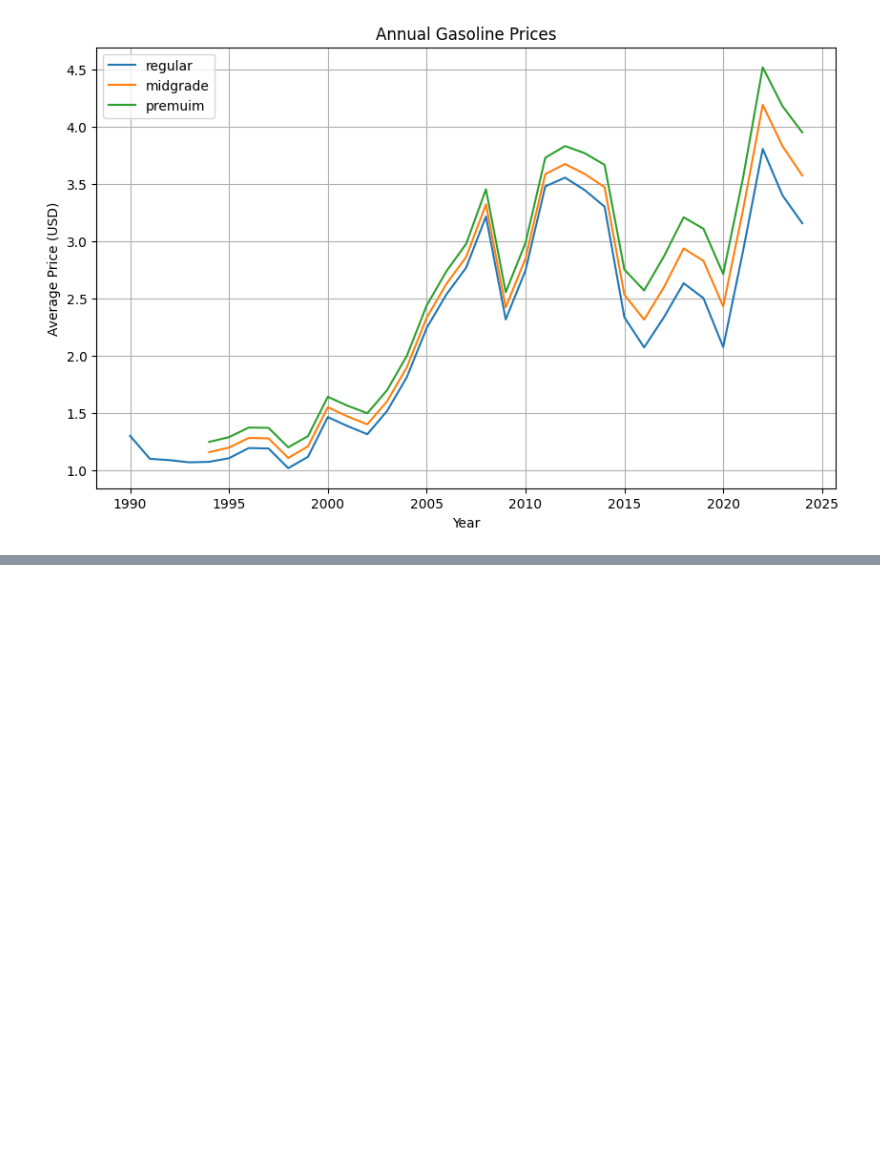
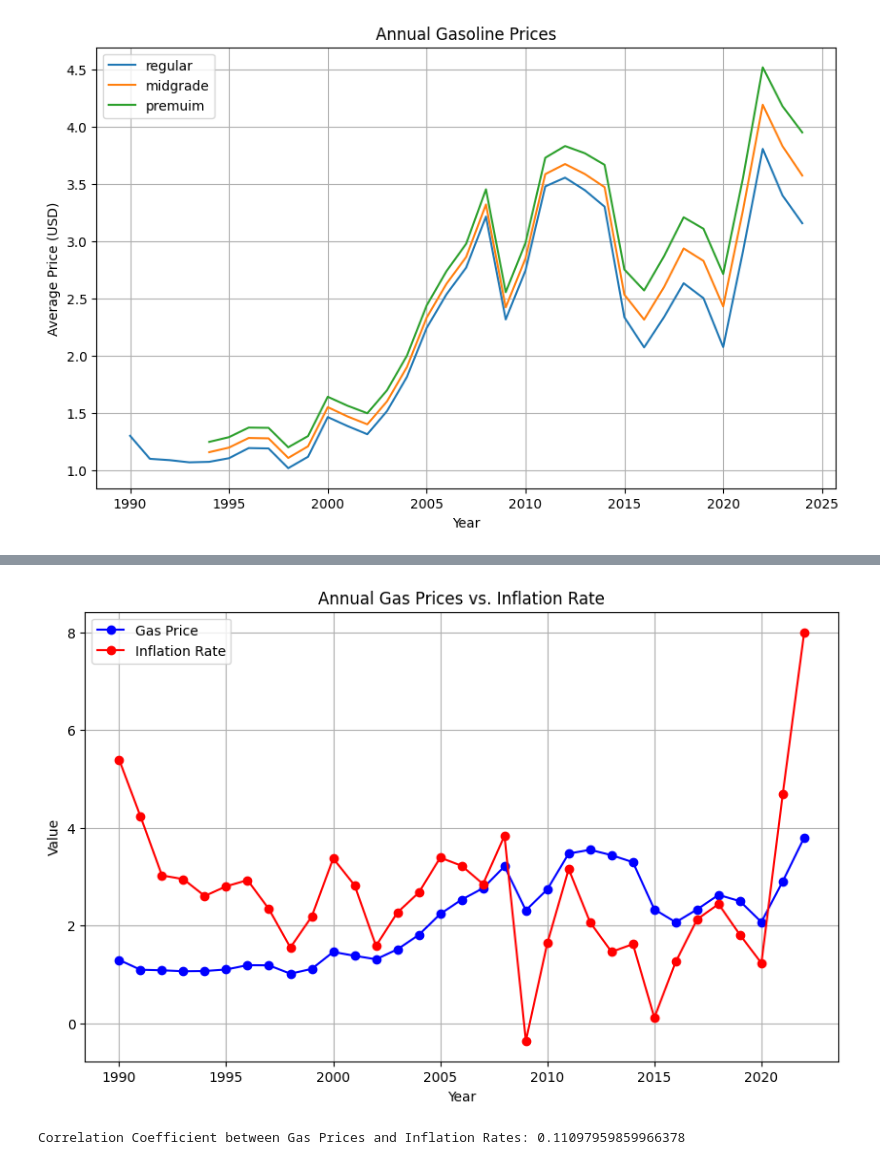
Before and after one commit to SatchelF/Data_Analysis_Project, a Jupyter notebook: inflations_impact_on_gas_prices.ipynb, the cells around one changed output, grey strips where cells are left out. Saved outputs shown, nothing was run; the diff lists cells and outputs as text; code cells hidden in the pictures; blank space fills up the shorter version.

```diff
--- a/inflations_impact_on_gas_prices.ipynb
+++ b/inflations_impact_on_gas_prices.ipynb
@@ -72,0 +104,25 @@ plt.show()
+# %%
+merged_df = pd.merge(average_regular_gas_price_yearly, df_inflation, on='Year', how='inner')
+
+# Plot the data
+plt.figure(figsize=(10, 6))
+plt.plot(merged_df['Year'], merged_df['Gas Price'], label='Gas Price', color='blue', marker='o')
+plt.plot(merged_df['Year'], merged_df['Inflation Rate'], label='Inflation Rate', color='red', marker='o')
+
+# Add labels and title
+plt.xlabel('Year')
+plt.ylabel('Value')
+plt.title('Annual Gas Prices vs. Inflation Rate')
+plt.legend()
+
+# Show plot
+plt.grid(True)
+plt.show()
+# %% [output]
+[figure, added]
+# %%
+correlation_coefficient = merged_df['Gas Price'].corr(merged_df['Inflation Rate'])
+
+print("Correlation Coefficient between Gas Prices and Inflation Rates:", correlation_coefficient)
+# %% [output]
+Correlation Coefficient between Gas Prices and Inflation Rates: 0.11097959859966378
```
Also changed, not shown: parts of 3 cells of this notebook, 2 other files.
